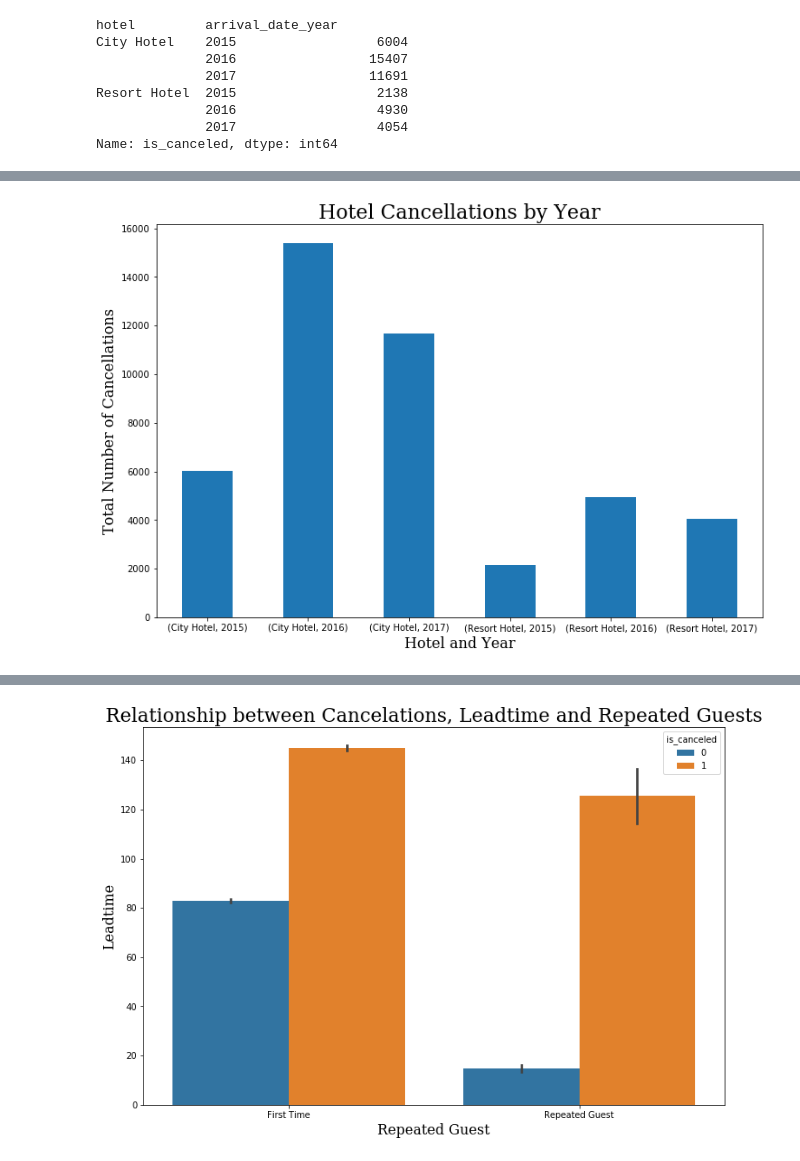
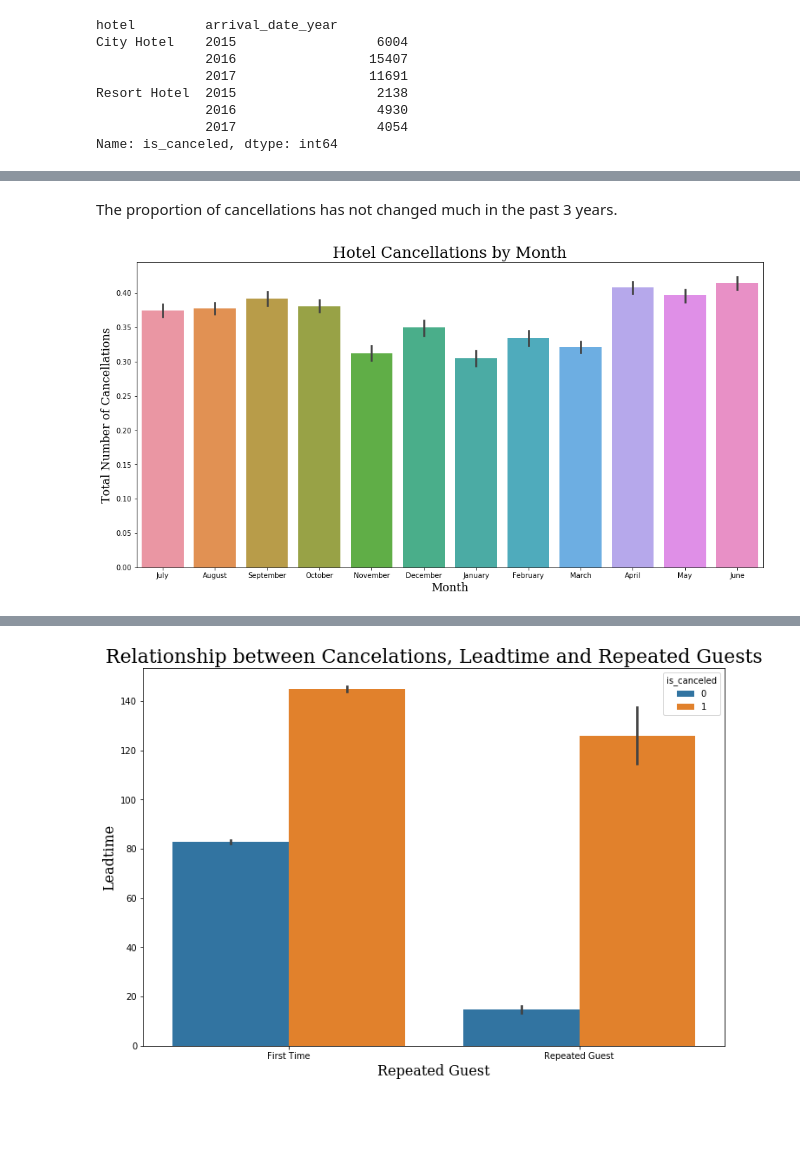
Before and after one commit to acoco10/Hotel-Cancellation-Model, a Jupyter notebook: Final Notebook.ipynb, the cells around one changed output, grey strips where cells are left out. Cells and saved outputs as stored; diff of their text form; code cells hidden in the pictures; blank space fills up the shorter version.

```diff
--- a/Final Notebook.ipynb
+++ b/Final Notebook.ipynb
@@ -202,9 +218,13 @@ Name: is_canceled, dtype: int64
+# %% [markdown]
+The proportion of cancellations has not changed much in the past 3 years.
 # %%
-df.groupby(['hotel', 'arrival_date_year'])['is_canceled'].sum().plot.bar(figsize=(12,8)) # plotting the above information
-plt.title('Hotel Cancellations by Year', fontdict = Title)
+#df.groupby(['arrival_date_month'])['is_canceled'].sum().plot.bar(figsize=(12,8)) # plotting the above information
+fig2, axes = plt.subplots( figsize = (16, 8))
+sns.barplot(x = 'arrival_date_month', y = 'is_canceled', data = df)
+plt.title('Hotel Cancellations by Month', fontdict = Title)
 plt.ylabel('Total Number of Cancellations', fontdict = sub)
-plt.xlabel("Hotel and Year", rotation = 0, fontdict=sub)
+plt.xlabel("Month", rotation = 0, fontdict=sub)
 plt.xticks(rotation=0)
-plt.savefig('images/cancellation_years', bbox_inches = "tight");
+plt.savefig('images/cancellation_months', bbox_inches = "tight");
 # %% [output]
-[figure, old version]
+[figure, new version]
```
Also changed, not shown: parts of 37 cells of this notebook.
